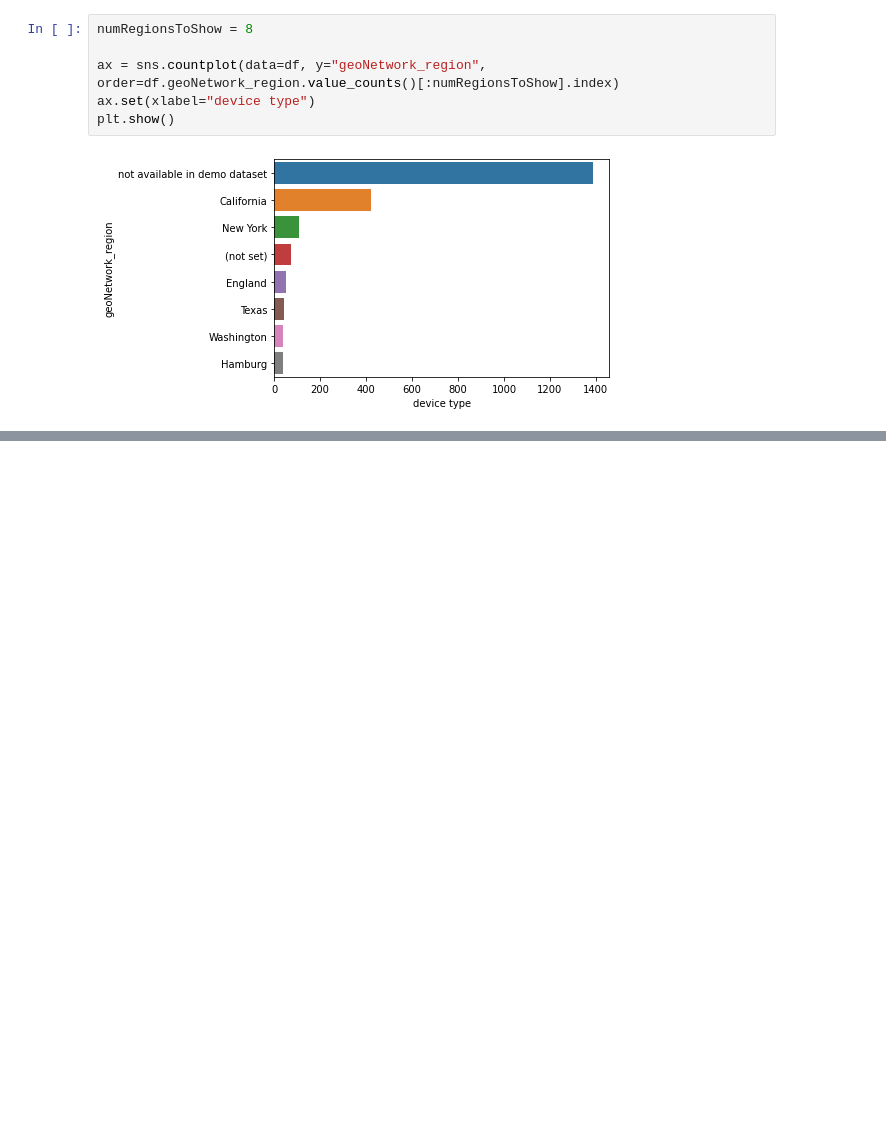
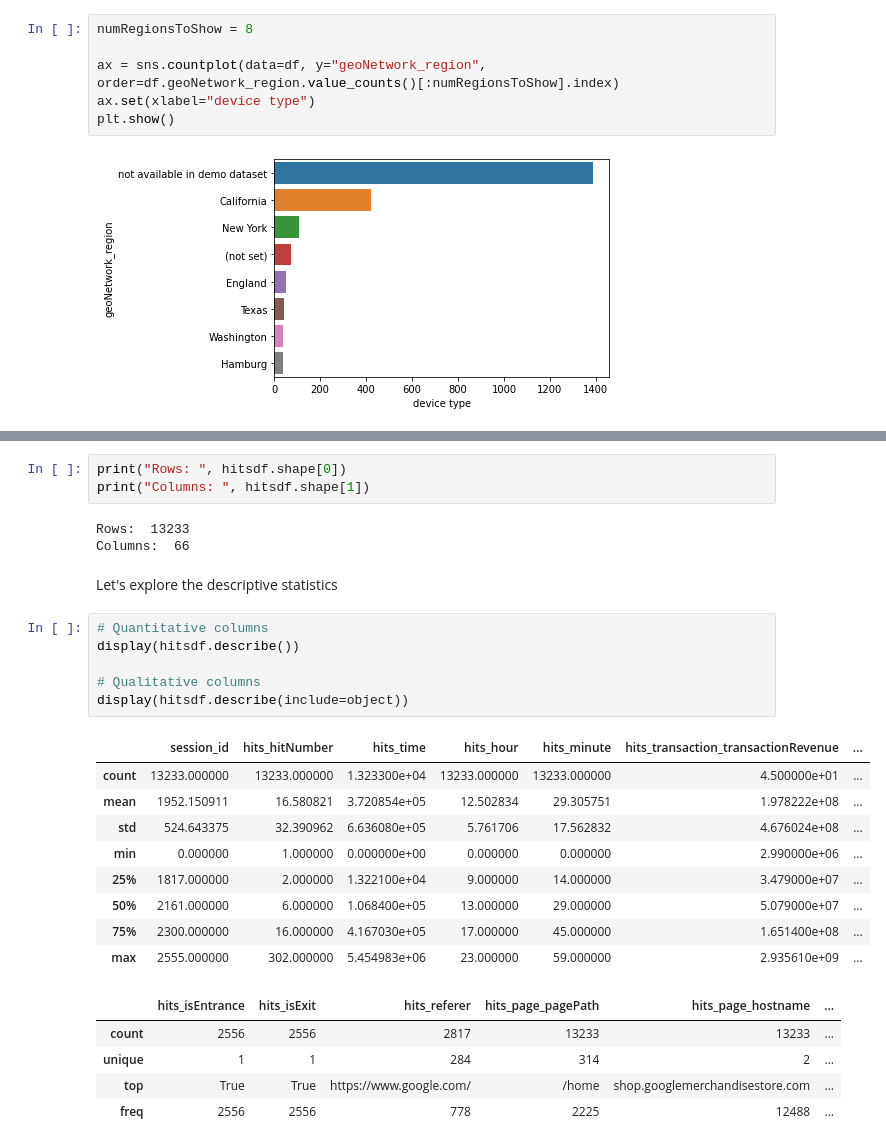
Before and after one commit to lamparelli/analytics_eda, a Jupyter notebook: eda.ipynb, the cells around one changed output, grey strips where cells are left out. Saved outputs shown, nothing was run; the diff lists cells and outputs as text; blank space fills up the shorter version.

```diff
--- a/eda.ipynb
+++ b/eda.ipynb
@@ -410,0 +497,29 @@ plt.show()
+# %%
+print("Rows: ", hitsdf.shape[0])
+print("Columns: ", hitsdf.shape[1])
+# %% [output]
+Rows:  13233
+Columns:  66
+# %% [markdown]
+Let's explore the descriptive statistics
+# %%
+# Quantitative columns
+display(hitsdf.describe())
+
+# Qualitative columns
+display(hitsdf.describe(include=object))
+# %% [output]
+|  | session_id | hits_hitNumber | hits_time | hits_hour | hits_minute | hits_transaction_transactionRevenue | ... |
+| count | 13233.000000 | 13233.000000 | 1.323300e+04 | 13233.000000 | 13233.000000 | 4.500000e+01 | ... |
+| mean | 1952.150911 | 16.580821 | 3.720854e+05 | 12.502834 | 29.305751 | 1.978222e+08 | ... |
+| std | 524.643375 | 32.390962 | 6.636080e+05 | 5.761706 | 17.562832 | 4.676024e+08 | ... |
+| min | 0.000000 | 1.000000 | 0.000000e+00 | 0.000000 | 0.000000 | 2.990000e+06 | ... |
+| 25% | 1817.000000 | 2.000000 | 1.322100e+04 | 9.000000 | 14.000000 | 3.479000e+07 | ... |
+| 50% | 2161.000000 | 6.000000 | 1.068400e+05 | 13.000000 | 29.000000 | 5.079000e+07 | ... |
+| 75% | 2300.000000 | 16.000000 | 4.167030e+05 | 17.000000 | 45.000000 | 1.651400e+08 | ... |
+| max | 2555.000000 | 302.000000 | 5.454983e+06 | 23.000000 | 59.000000 | 2.935610e+09 | ... |
+|  | hits_isEntrance | hits_isExit | hits_referer | hits_page_pagePath | hits_page_hostname | ... |
+| count | 2556 | 2556 | 2817 | 13233 | 13233 | ... |
+| unique | 1 | 1 | 284 | 314 | 2 | ... |
+| top | True | True | https://www.google.com/ | /home | shop.googlemerchandisestore.com | ... |
+| freq | 2556 | 2556 | 778 | 2225 | 12488 | ... |
```
Also changed, not shown: parts of 15 cells of this notebook.
